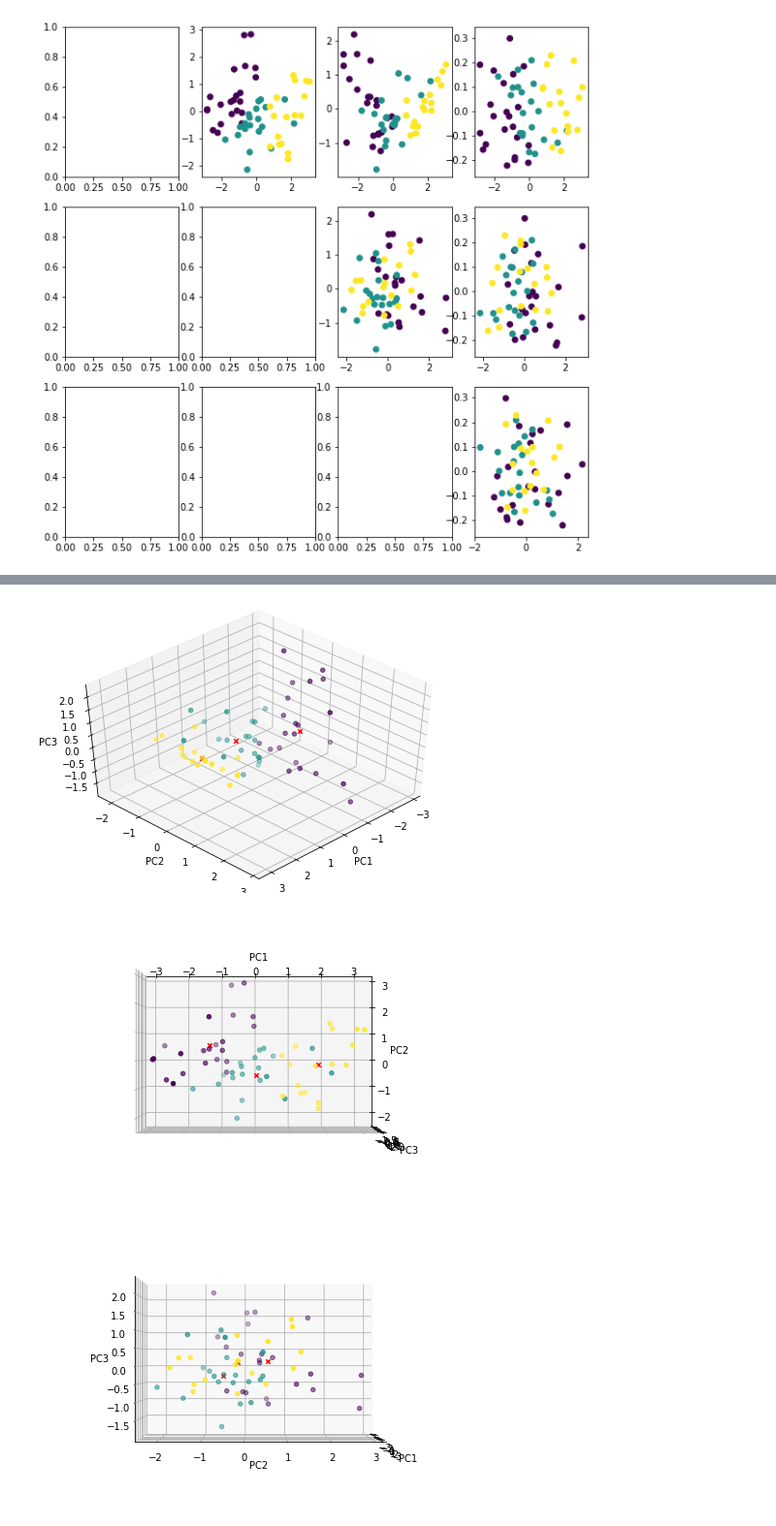
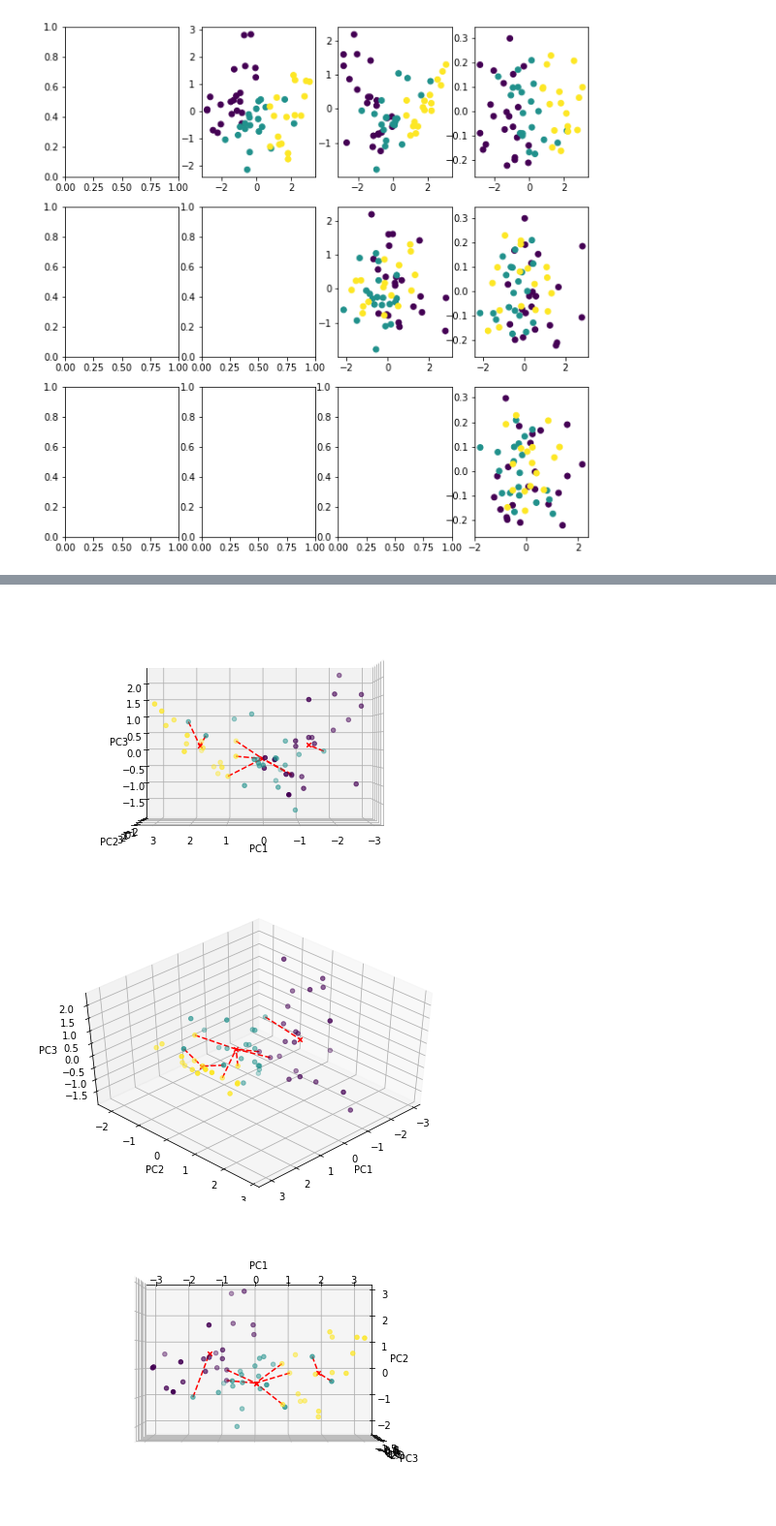
Before and after one commit to ggs22/IFT870-TP1, a Jupyter notebook: tp1.ipynb, the cells around one changed output, grey strips where cells are left out. Shown at 97% size. Saved outputs shown, nothing was run; the diff lists cells and outputs as text; code cells hidden in the pictures.

```diff
--- a/tp1.ipynb
+++ b/tp1.ipynb
@@ -133,6 +128,9 @@ PCA_data_tp1 = PCA(n_components = features.shape[1])
 PCA_data_tp1.fit(tp1_data_scaled, labels)
 transf_all = PCA_data_tp1.transform(tp1_data_scaled)
 
+transf_all_labeled = pd.DataFrame(transf_all, columns = ['attribut1', 'attribut2', 'attribut3', 'attribut4'])
+transf_all_labeled.insert(4, 'classe', labels.array)
+
 # Create data frame from PCs
 data_tp1_components = pd.DataFrame(PCA_data_tp1.components_, columns=list(features.columns))
 tp1_components_ratios = PCA_data_tp1.explained_variance_ratio_
@@ -177,16 +171,18 @@ transf_C1 = pd.DataFrame(transf_all[lim_1-1:lim_2, :], columns = headers[0:4])
 transf_C2 = pd.DataFrame(transf_all[lim_2-1:, :], columns = headers[0:4])
 
 # Process clustering for each class
-cluster_C0 = transf_C0.mean(axis=0)
-cluster_C1 = transf_C1.mean(axis=0)
-cluster_C2 = transf_C2.mean(axis=0)
+centroids_C0 = transf_C0.mean(axis=0)[0:3]
+centroids_C1 = transf_C1.mean(axis=0)[0:3]
+centroids_C2 = transf_C2.mean(axis=0)[0:3]
+
+centroids = np.array([centroids_C0, centroids_C1, centroids_C2])
 
 # Plot transformed features data according to the 2 best PC
 plt.scatter(transf_all[:, 0], transf_all[:, 1], c = labels)
 
 # Plots centroids
-plt.scatter(cluster_C0[0], cluster_C0[1], marker='x', c='r')
-plt.scatter(cluster_C1[0], cluster_C1[1], marker='x', c='r')
-plt.scatter(cluster_C2[0], cluster_C2[1], marker='x', c='r')
+plt.scatter(centroids_C0[0], centroids_C0[1], marker='x', c='r')
+plt.scatter(centroids_C1[0], centroids_C1[1], marker='x', c='r')
+plt.scatter(centroids_C2[0], centroids_C2[1], marker='x', c='r')
 # %% [output]
 <matplotlib.collections.PathCollection at 0x...>
@@ -197,21 +339,32 @@ plt.scatter(cluster_C2[0], cluster_C2[1], marker='x', c='r')
 # %%
-def Plot_PC_3D(X, Y, Z, elevation, azimut):
+
+
+def PlotPC3D(X, Y, Z, elevation, azimut, error_vector):
     fig = plt.figure()
     ax = Axes3D(fig, elev=elevation, azim=azimut)
     ax.scatter(X, Y, Z, c= labels)
+
     # Plots centroids
-    ax.scatter(cluster_C0[0], cluster_C0[1], cluster_C0[2], marker='x', c='r', depthshade=True)
-    ax.scatter(cluster_C1[0], cluster_C1[1], cluster_C1[2], marker='x', c='r', depthshade=True)
-    ax.scatter(cluster_C2[0], cluster_C2[1], cluster_C2[2], marker='x', c='r', depthshade=True)
+    ax.scatter(centroids_C0[0], centroids_C0[1], centroids_C0[2], marker='x', c='r', depthshade=True)
+    ax.scatter(centroids_C1[0], centroids_C1[1], centroids_C1[2], marker='x', c='r', depthshade=True)
+    ax.scatter(centroids_C2[0], centroids_C2[1], centroids_C2[2], marker='x', c='r', depthshade=True)
     ax.set_xlabel('PC1')
     ax.set_ylabel('PC2')
     ax.set_zlabel('PC3')
 
-Plot_PC_3D(transf_all[:, 0], transf_all[:, 1], transf_all[:, 2], 45, 45)
-Plot_PC_3D(transf_all[:, 0], transf_all[:, 1], transf_all[:, 2], 90, 270)
-Plot_PC_3D(transf_all[:, 0], transf_all[:, 1], transf_all[:, 2], 0, 0)
-Plot_PC_3D(transf_all[:, 0], transf_all[:, 1], transf_all[:, 2], 0, 90)
+    for index, err in error_vector.iterrows():
+        err_vec_xs = np.array([transf_all[int(err[0]), 0], centroids[int(err[1]), 0]])
+        err_vec_ys = np.array([transf_all[int(err[0]), 1], centroids[int(err[1]), 1]])
+        err_vec_zs = np.array([transf_all[int(err[0]), 2], centroids[int(err[1]), 2]])
+        ax.plot(err_vec_xs, err_vec_ys, err_vec_zs, 'r--')
+
+    return fig
+
+PlotPC3D(transf_all[:, 0], transf_all[:, 1], transf_all[:, 2], 45, 45, euclid_dist_errors_3PC)
+PlotPC3D(transf_all[:, 0], transf_all[:, 1], transf_all[:, 2], 90, 270, euclid_dist_errors_3PC)
+PlotPC3D(transf_all[:, 0], transf_all[:, 1], transf_all[:, 2], 0, 0, euclid_dist_errors_3PC)
+PlotPC3D(transf_all[:, 0], transf_all[:, 1], transf_all[:, 2], 0, 90, euclid_dist_errors_3PC)
 # %% [output]
-[figure, old version]
+[figure, new version]
-[figure, old version]
+[figure, new version]
-[figure, old version]
+[figure, new version]
```
Also changed, not shown: parts of 14 cells of this notebook.
